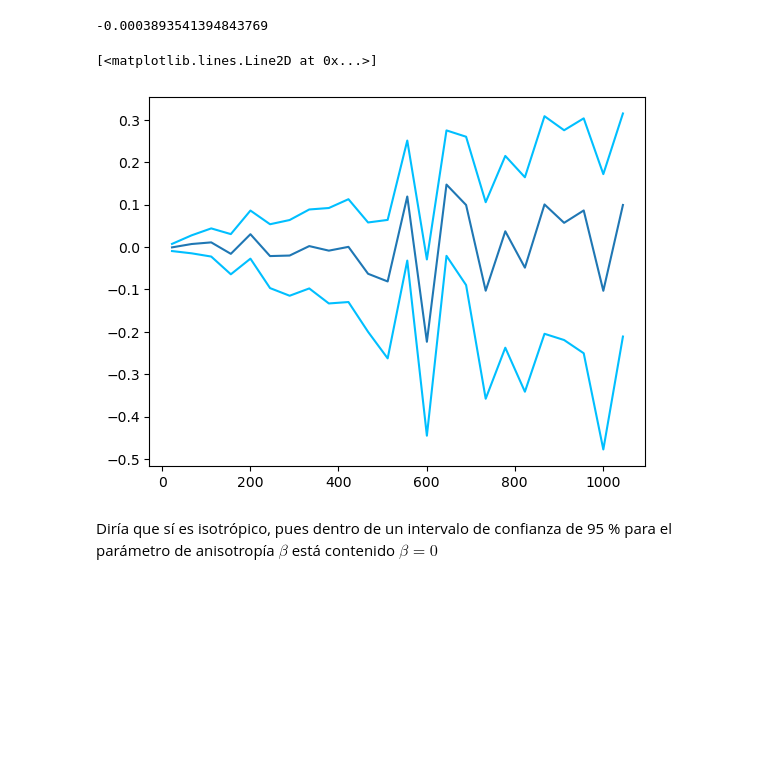
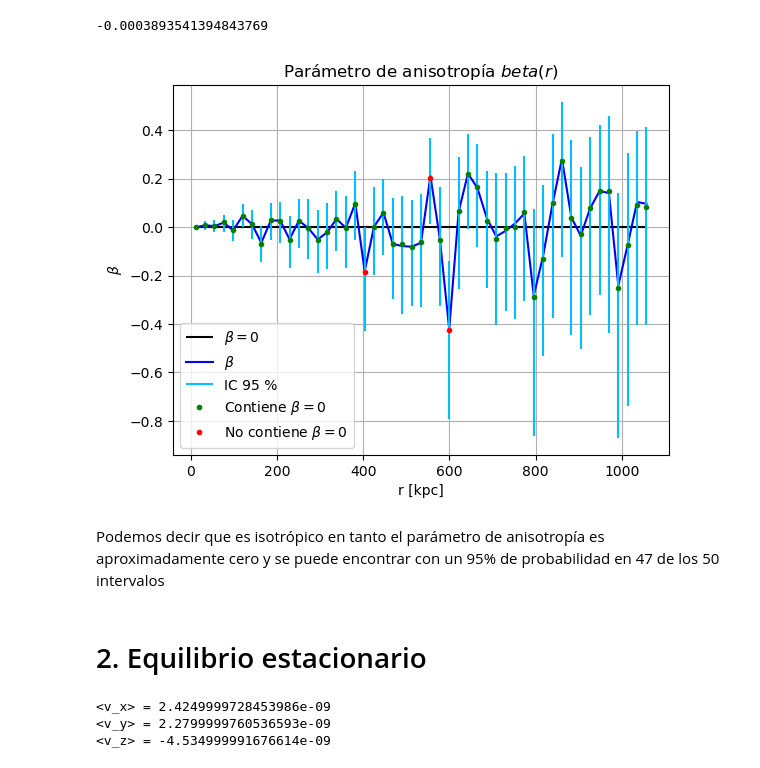
Before and after one commit to SantiagoJulioD/Galaxias, a Jupyter notebook: Parcial practico 3/practica3.ipynb, the cells around one changed output. Cells and saved outputs as stored; diff of their text form; code cells hidden in the pictures; blank space fills up the shorter version.

```diff
--- a/Parcial practico 3/practica3.ipynb
+++ b/Parcial practico 3/practica3.ipynb
@@ -123,7 +123,7 @@ betaT
 # %%
 # parámetro de anisotropía dependiente de r
 
-npoints = 25
+npoints = 50
 beta_data = np.zeros(npoints-1)
 dr = (data['r [kpc]'].max()-data['r [kpc]'].min())/(npoints-1)
 rs = np.array([data['r [kpc]'].min() + i*dr for i in range(npoints)])
@@ -144,6 +144,7 @@ ntries = 1000
 
 low_b = np.zeros_like(beta_data)
 high_b = np.zeros_like(beta_data)
+mid_b = np.zeros_like(beta_data)
 
 beta_dum = np.zeros(ntries)
 
@@ -164,12 +165,37 @@ for i in range(npoints-1):
 
     low_b[i] = scoreatpercentile(beta_dum,2.5)
     high_b[i] = scoreatpercentile(beta_dum,97.5)
+    mid_b[i] = scoreatpercentile(beta_dum,50)
 # %%
-plt.plot(rsmean,beta_data)
-plt.plot(rsmean,low_b,'deepskyblue')
-plt.plot(rsmean,high_b,'deepskyblue')
+plt.hlines(0,rsmean[0],rsmean[-1],colors='k',label=r'$\beta=0$')
+plt.plot(rsmean,beta_data,'b',label=r'$\beta$')
+plt.vlines(rsmean,low_b,high_b,colors='deepskyblue',label='IC 95 %')
+mask = low_b*high_b < 0
+plt.plot(rsmean[mask],mid_b[mask],'g.',label=r'Contiene $\beta=0$')
+plt.plot(rsmean[~mask],mid_b[~mask],'r.',label=r'No contiene $\beta=0$')
+plt.title(r'Parámetro de anisotropía $beta(r)$')
+plt.xlabel('r [kpc]')
+plt.ylabel(r'$\beta$')
+plt.grid()
+plt.legend()
+plt.savefig('beta.png')
 # %% [output]
-[<matplotlib.lines.Line2D at 0x...>]
-[figure, old version]
+[figure, new version]
-# %% [markdown]
-Diría que sí es isotrópico, pues dentro de un intervalo de confianza de 95 % para el parámetro de anisotropía $\beta$ está contenido $\beta=0$
+# %% [markdown]
+Podemos decir que es isotrópico en tanto el parámetro de anisotropía es aproximadamente cero y se puede encontrar con un 95% de probabilidad en 47 de los 50 intervalos
+# %% [markdown]
+# 2. Equilibrio estacionario
+# %%
+# velocidades medias en coordenadas cartesianas
+
+vxmeanT = np.mean(data['vx [km/s]'])
+vymeanT = np.mean(data['vy [km/s]'])
+vzmeanT = np.mean(data['vz [km/s]'])
+
+print(f'<v_x> = {vxmeanT}')
+print(f'<v_y> = {vymeanT}')
+print(f'<v_z> = {vzmeanT}')
+# %% [output]
+<v_x> = 2.4249999728453986e-09
+<v_y> = 2.2799999760536593e-09
+<v_z> = -4.534999991676614e-09
```
Also changed, not shown: parts of 3 cells of this notebook, 3 other files.
